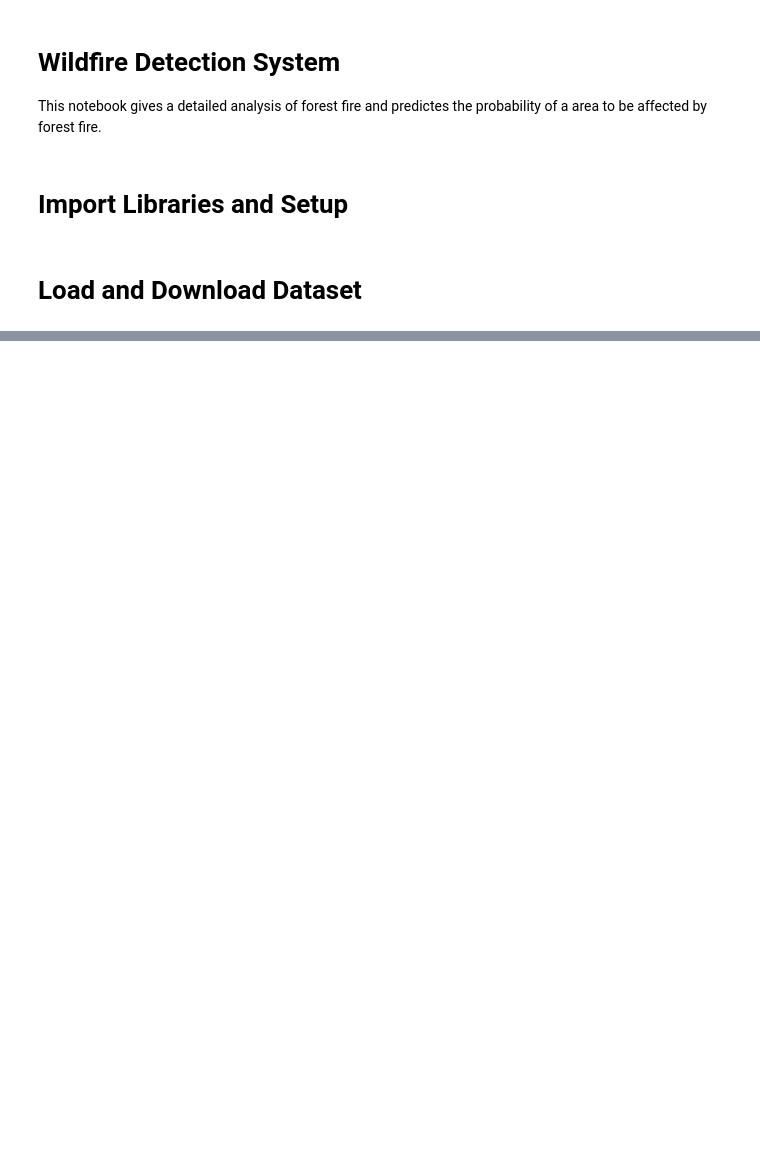
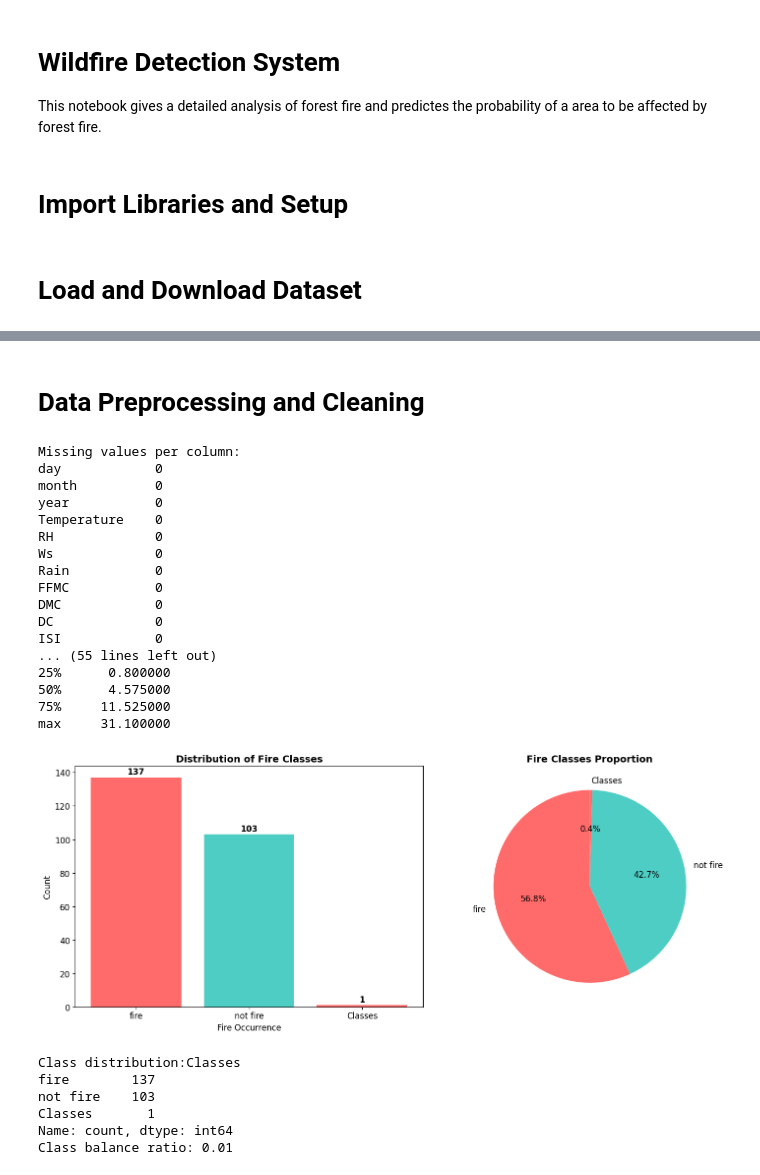
Before and after one commit to Hello-Kitty-1311/Wild-Fire, a Jupyter notebook: code.ipynb, the cells around one changed output, grey strips where cells are left out. Saved outputs shown, nothing was run; the diff lists cells and outputs as text; code cells hidden in the pictures; blank space fills up the shorter version.

Commit message:
Data Preprocessing and Cleaning

```diff
--- a/code.ipynb
+++ b/code.ipynb
@@ -34,7 +34,7 @@ plt.rcParams['font.size'] = 12
 url = "https://archive.ics.uci.edu/ml/machine-learning-databases/00547/Algerian_forest_fires_dataset_UPDATE.csv"
 
 try:
-    df = pd.read_csv(url)
+    df = pd.read_csv(url, header=1)
     print("Dataset loaded successfully")
 except:
     np.random.seed(42)
@@ -60,0 +61,77 @@ Dataset shape: (247, 1)
+# %% [markdown]
+# Data Preprocessing and Cleaning
+# %%
+df = df.iloc[1:]
+
+df.columns = df.columns.str.strip()
+if 'Classes' in df.columns:
+    df['Classes'] = df['Classes'].str.strip()
+elif 'class' in df.columns:
+    df['Classes'] = df['class'].str.strip()
+
+print("Missing values per column:")
+print(df.isnull().sum())
+df = df.dropna(how='all', subset=df.columns[1:])
+
+numerical_cols = ['day', 'month', 'year', 'Temperature', 'RH', 'Ws', 'Rain', 'FFMC', 'DMC', 'DC', 'ISI', 'BUI', 'FWI']
+
+for col in numerical_cols:
+    if col in df.columns:
+        df[col] = pd.to_numeric(df[col], errors='coerce')
+
+
+for col in numerical_cols:
+    if col in df.columns:
+        df[col] = df[col].fillna(df[col].median())
+
+
+print(f"Final dataset shape: {df.shape}")
+
+print("Dataset Info:")
+print(df.info())
+print("\nBasic Statistics:")
+print(df.describe())
+
+fig, (ax1, ax2) = plt.subplots(1, 2, figsize=(15, 6))
+class_counts = df['Classes'].value_counts()
+ax1.bar(class_counts.index, class_counts.values, color=['#FF6B6B', '#4ECDC4'])
+ax1.set_title('Distribution of Fire Classes', fontsize=14, fontweight='bold')
+ax1.set_xlabel('Fire Occurrence')
+ax1.set_ylabel('Count')
+for i, v in enumerate(class_counts.values):
+    ax1.text(i, v + 2, str(v), ha='center', fontweight='bold')
+
+ax2.pie(class_counts.values, labels=class_counts.index, autopct='%1.1f%%',
+        colors=['#FF6B6B', '#4ECDC4'], startangle=90)
+ax2.set_title('Fire Classes Proportion', fontsize=14, fontweight='bold')
+
+plt.tight_layout()
+plt.show()
+
+print(f"Class distribution:{class_counts}")
+print(f"Class balance ratio: {class_counts.min()/class_counts.max():.2f}")
+# %% [output]
+Missing values per column:
+day            0
+month          0
+year           0
+Temperature    0
+RH             0
+Ws             0
+Rain           0
+FFMC           0
+DMC            0
+DC             0
+ISI            0
+... (55 lines left out)
+25%      0.800000
+50%      4.575000
+75%     11.525000
+max     31.100000
+[figure, added]
+Class distribution:Classes
+fire        137
+not fire    103
+Classes       1
+Name: count, dtype: int64
+Class balance ratio: 0.01
```
Also changed, not shown: parts of 1 cell of this notebook.
